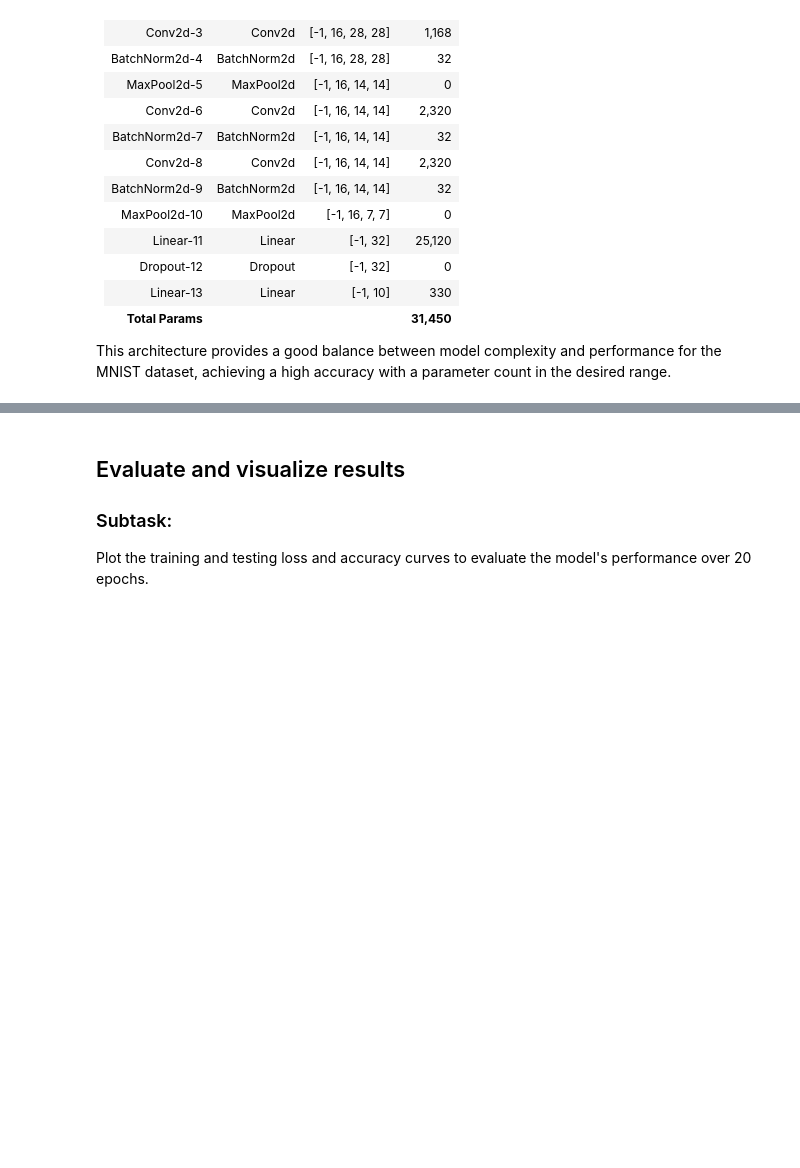
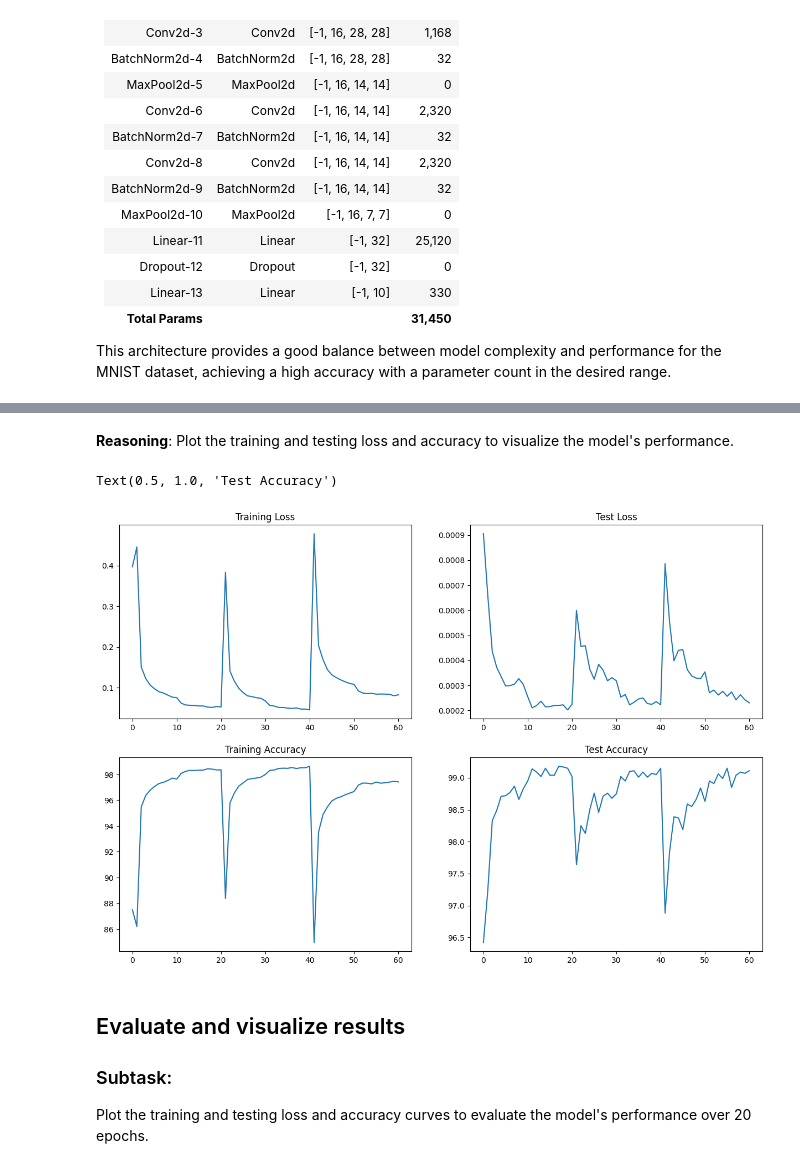
Before and after one commit to jssunil/05_erav4, a Jupyter notebook: 05_erav4_mnist99.ipynb, the cells around one changed output, grey strips where cells are left out. Cells and saved outputs as stored; diff of their text form; code cells hidden in the pictures; blank space fills up the shorter version.

```diff
--- a/05_erav4_mnist99.ipynb
+++ b/05_erav4_mnist99.ipynb
@@ -666,3 +880,19 @@ This architecture provides a good balance between model complexity and performan
+# %% [markdown]
+**Reasoning**:
+Plot the training and testing loss and accuracy to visualize the model's performance.
+# %%
+fig, axs = plt.subplots(2,2,figsize=(15,10))
+axs[0, 0].plot(train_losses)
+axs[0, 0].set_title("Training Loss")
+axs[1, 0].plot(train_acc)
+axs[1, 0].set_title("Training Accuracy")
+axs[0, 1].plot(test_losses)
+axs[0, 1].set_title("Test Loss")
+axs[1, 1].plot(test_acc)
+axs[1, 1].set_title("Test Accuracy")
+# %% [output]
+Text(0.5, 1.0, 'Test Accuracy')
+[figure, added]
 # %% [markdown]
 ## Evaluate and visualize results
 
```
Also changed, not shown: parts of 9 cells of this notebook.
